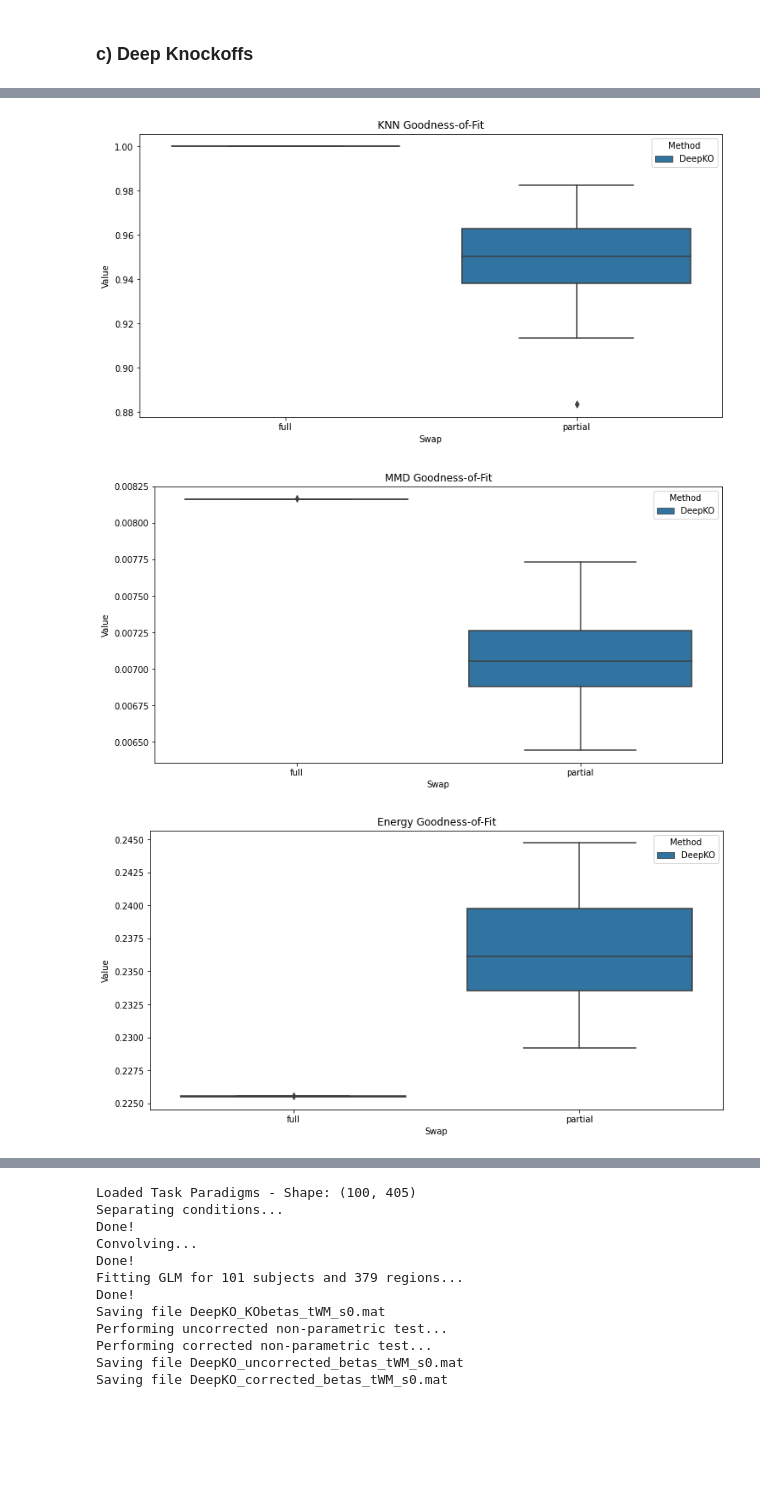
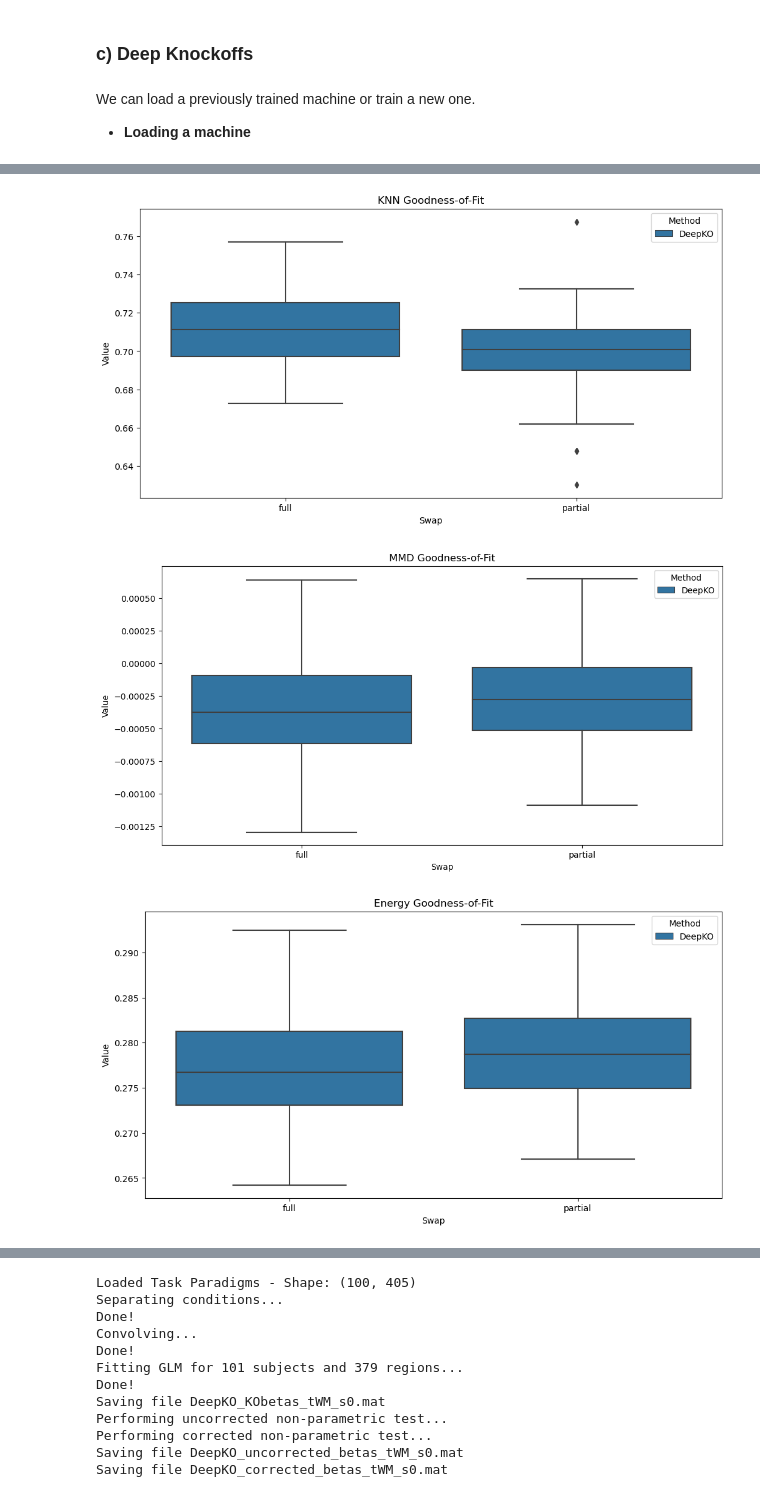
Before and after one commit to alec-flowers/machine-learning-cs433-p2, a Jupyter notebook: pipeline.ipynb, the cells around one changed output, grey strips where cells are left out. Saved outputs shown, nothing was run; the diff lists cells and outputs as text; code cells hidden in the pictures; blank space fills up the shorter version.

```diff
--- a/pipeline.ipynb
+++ b/pipeline.ipynb
@@ -162,21 +172,24 @@ print(data_lowrank.shape)
 (101, 284, 379)
 # %% [markdown]
 ### c) Deep Knockoffs
+# %% [markdown]
+We can load a previously trained machine or train a new one.
+
+* **Loading a machine**
 # %%
-# We can load a previously trained machine
+### We can load a previously trained machine
 
-
-deepko_wm = knockoff_class.DeepKnockOff('WM', 0)
-deepko_wm.pre_process(max_corr=.3, save=True)
+deepko = knockoff_class.DeepKnockOff(task, subject)
+deepko.pre_process(max_corr=.3, save=True)
 
 # Loading previously trained machine
-_, x_train = load_pickle(KNOCK_DIR, 'GaussianKO_tfMRI_tWM_s0_c0.3.pickle')
-groups, _ = load_pickle(KNOCK_DIR, 'GaussianKO_mapping_tWM_s0_c0.3.pickle')
+_, x_train = load_pickle(KNOCK_DIR, f'GaussianKO_tfMRI_t{task}_s{subject}_c0.3.pickle')
+groups, _ = load_pickle(KNOCK_DIR, f'GaussianKO_mapping_t{task}_s{subject}_c0.3.pickle')
 #params = load_pickle(KNOCK_DIR, 'DeepKO_params_DeepKO_tMOTOR_s10')
 
-deepko_wm.load_x(x_train)
+deepko.load_x(x_train)
 #deepko.load_params(params)
-deepko_wm.load_machine()
+deepko.load_machine()
 
-res_deepko_wm = deepko_wm.diagnostics()
+res_deepko = deepko.diagnostics()
 # %% [output]
@@ -216,3 +230,3 @@ DeepKO Covariance full     100.0  850.569505  8.646960e-05  850.569229
-[figure, old version]
+[figure, new version]
-[figure, old version]
+[figure, new version]
-[figure, old version]
+[figure, new version]
```
Also changed, not shown: parts of 11 cells of this notebook, 1 other file.
